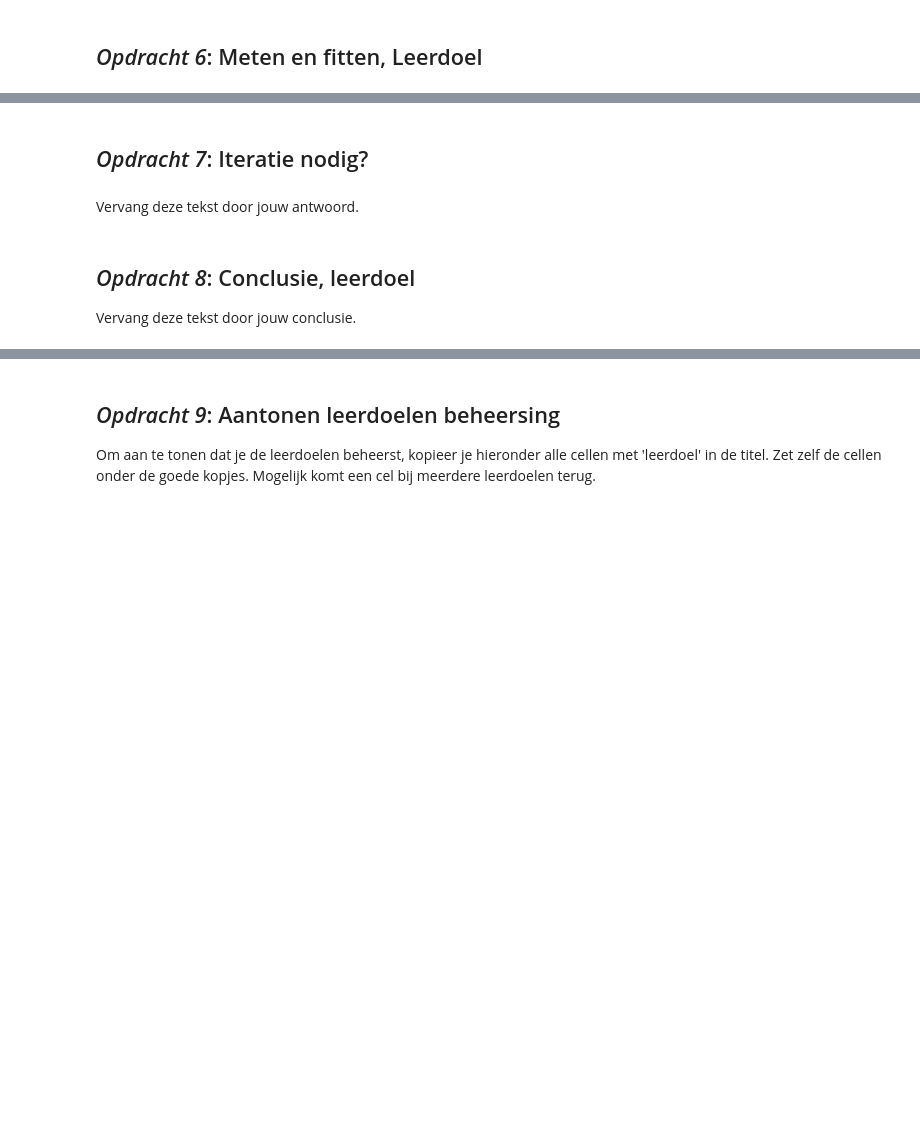
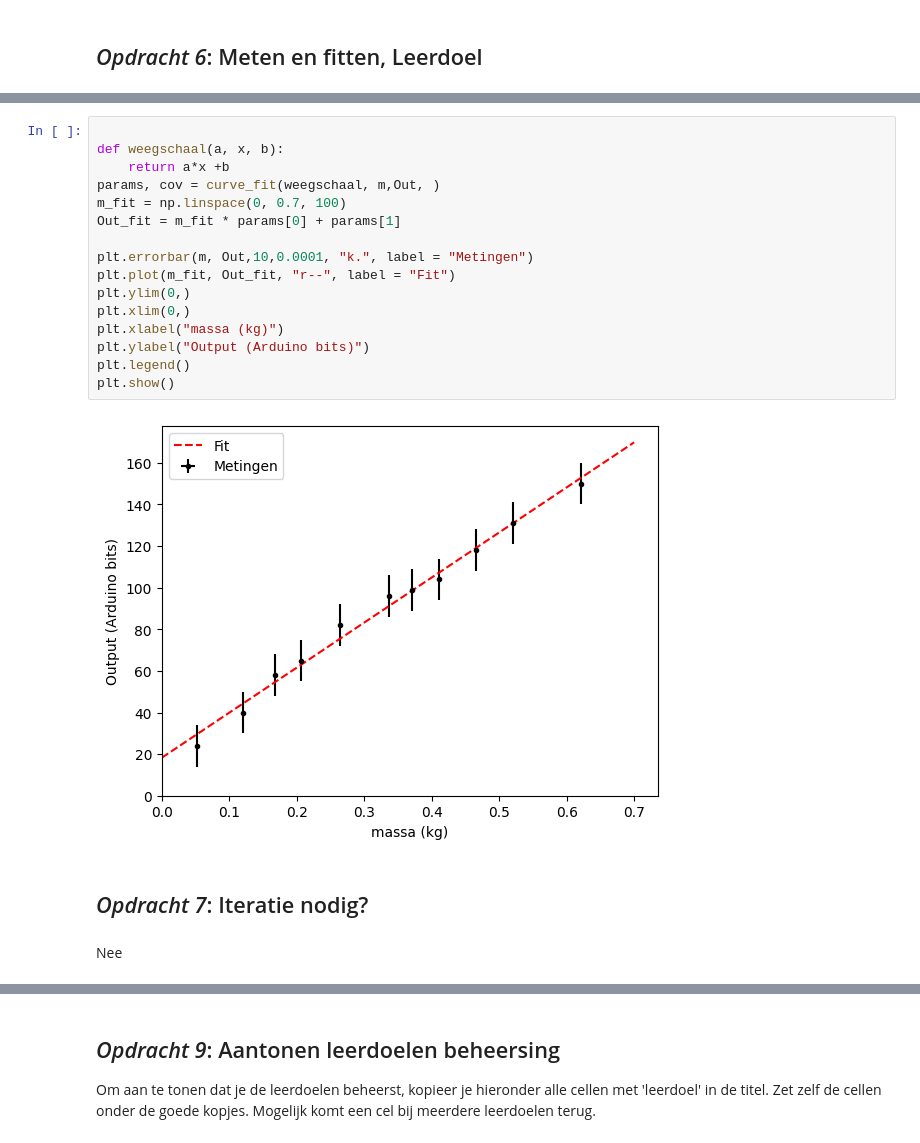
Before and after one commit to meesvanzeeland-ops/opdrachten-DEF-D, a Jupyter notebook: FysiekeOntwerpopdrachten/1KalibreerEenSensorDigitaalAnaloog/DEFOntwerpopdracht1KalibreerEenSensorInvulTemplate.ipynb, the cells around one changed output, grey strips where cells are left out. Saved outputs shown, nothing was run; the diff lists cells and outputs as text; blank space fills up the shorter version.

Commit message:
Kalibratie gedaan en opdracht af

```diff
--- a/FysiekeOntwerpopdrachten/1KalibreerEenSensorDigitaalAnaloog/DEFOntwerpopdracht1KalibreerEenSensorInvulTemplate.ipynb
+++ b/FysiekeOntwerpopdrachten/1KalibreerEenSensorDigitaalAnaloog/DEFOntwerpopdracht1KalibreerEenSensorInvulTemplate.ipynb
@@ -64,8 +81,22 @@ ModuleNotFoundError: No module named 'matplotlib'
+# %%
+
+def weegschaal(a, x, b):
+    return a*x +b
+params, cov = curve_fit(weegschaal, m,Out, )
+m_fit = np.linspace(0, 0.7, 100)
+Out_fit = m_fit * params[0] + params[1]
+
+plt.errorbar(m, Out,10,0.0001, "k.", label = "Metingen")
+plt.plot(m_fit, Out_fit, "r--", label = "Fit")
+plt.ylim(0,)
+plt.xlim(0,)
+plt.xlabel("massa (kg)")
+plt.ylabel("Output (Arduino bits)")
+plt.legend()
+plt.show()
+# %% [output]
+[figure, added]
 # %% [markdown]
 ## *Opdracht 7*: Iteratie nodig?
-# %% [markdown]
-Vervang deze tekst door jouw antwoord.
-# %% [markdown]
-## *Opdracht 8*: Conclusie, leerdoel
-
-Vervang deze tekst door jouw conclusie.
+# %% [markdown]
+Nee
```
Also changed, not shown: parts of 17 cells of this notebook, 2 other files.
